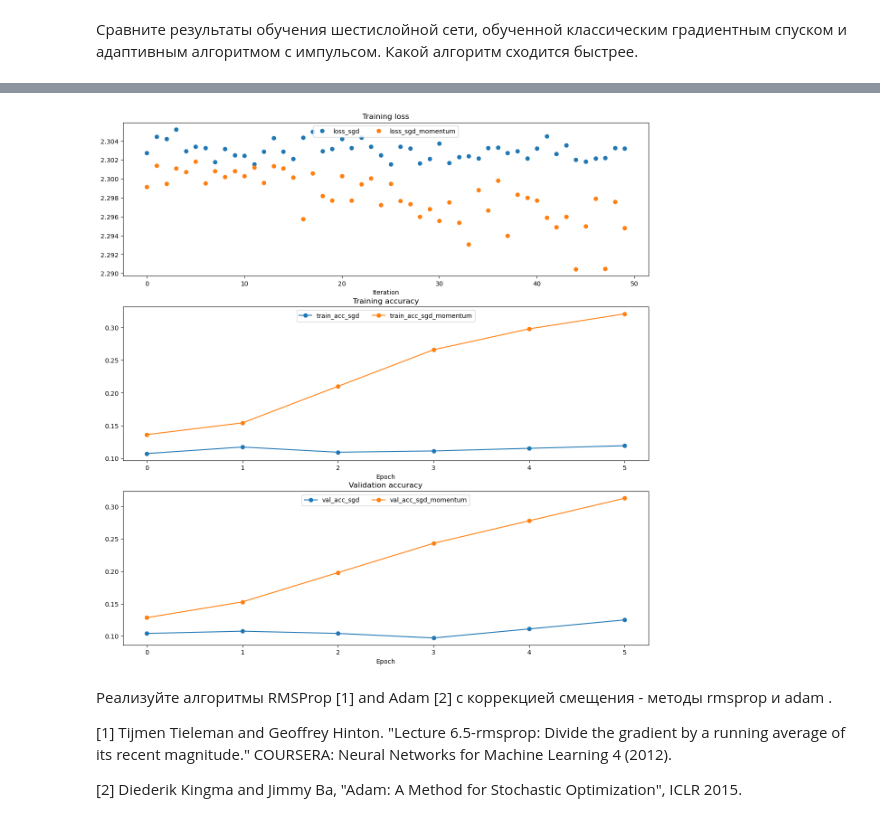
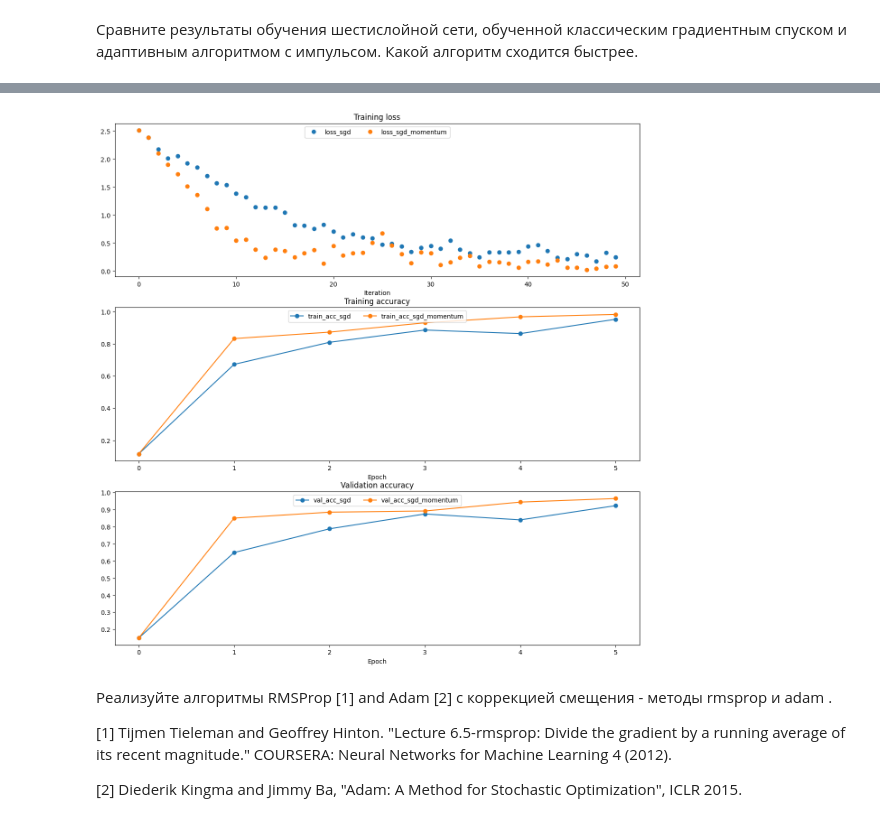
Before and after one commit to dvapack/AILabs, a Jupyter notebook: DeepLearning/lab_3/assignment3.ipynb, the cells around one changed output, grey strips where cells are left out. Saved outputs shown, nothing was run; the diff lists cells and outputs as text; code cells hidden in the pictures.

```diff
--- a/DeepLearning/lab_3/assignment3.ipynb
+++ b/DeepLearning/lab_3/assignment3.ipynb
@@ -495,18 +545,23 @@ solvers = {}
 
 for update_rule in ['sgd', 'sgd_momentum']:
   print('running with ', update_rule)
-  model = FullyConnectedNet([100, 100, 100, 100, 100], input_dim=data['X_train'].shape[1], num_classes=10, weight_scale=5e-2)
+  np.random.seed(231)
+  model = FullyConnectedNet([100, 100, 100, 100, 100], input_dim=data['X_train'].shape[1], num_classes=10, weight_scale=1e-1)
 
   solver = Solver(model, small_data,
                   num_epochs=5, batch_size=100,
                   update_rule=update_rule,
                   optim_config={
-                    'learning_rate': 5e-3,
+                    'learning_rate': 5e-2,
                   },
                   verbose=True)
   solvers[update_rule] = solver
   solver.train()
   print()
+
+for update_rule, solver in solvers.items():
+  print('%s final train accuracy: %.4f' % (update_rule, solver.train_acc_history[-1]))
+  print('%s final val accuracy: %.4f' % (update_rule, solver.val_acc_history[-1]))
 
 plt.subplot(3, 1, 1)
 plt.title('Training loss')
@@ -556,4 +611,4 @@ running with  sgd
-[figure, old version]
+[figure, new version]
 # %% [markdown]
 Реализуйте алгоритмы RMSProp [1] and Adam [2] с коррекцией смещения  - методы rmsprop и adam .
 
```
Also changed, not shown: parts of 16 cells of this notebook, 1 other file.
